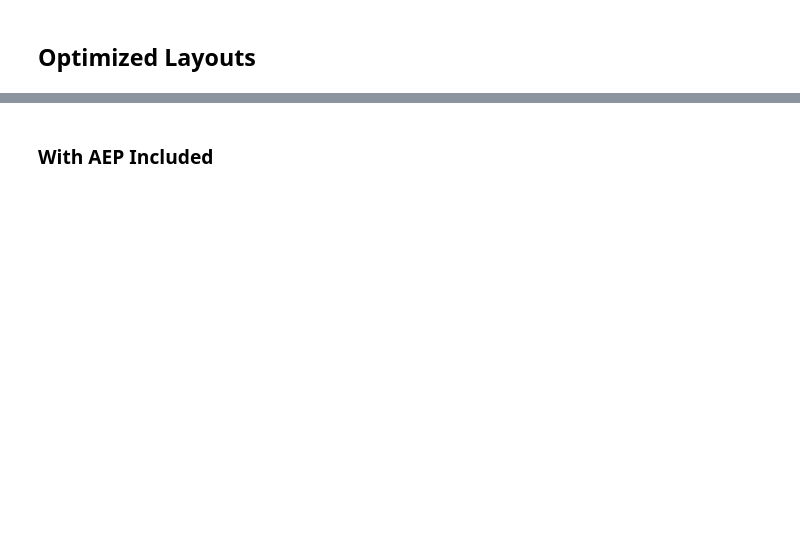
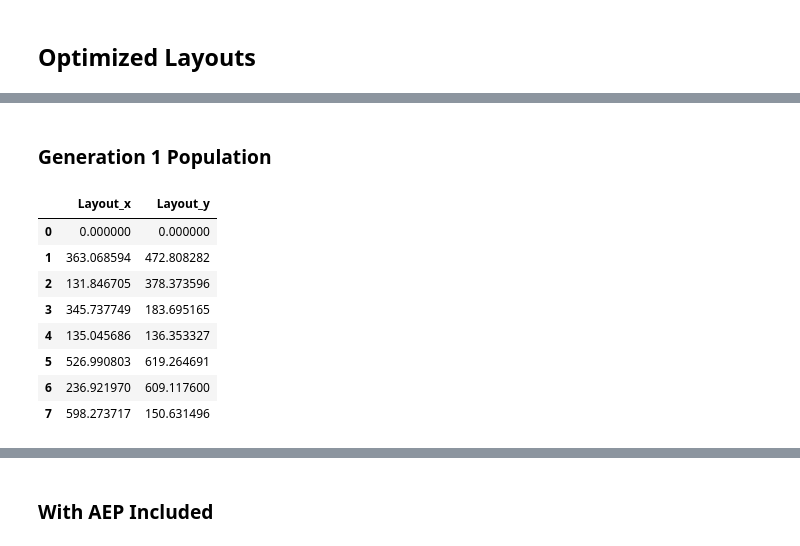
Before and after one commit to disi98/portfolio_website, a Jupyter notebook: genetic_a.ipynb, the cells around one changed output, grey strips where cells are left out. Saved outputs shown, nothing was run; the diff lists cells and outputs as text; code cells hidden in the pictures; blank space fills up the shorter version.

```diff
--- a/genetic_a.ipynb
+++ b/genetic_a.ipynb
@@ -362,0 +245,22 @@ len(best_layout)
+# %% [markdown]
+### Generation 1 Population
+# %%
+def get_gen1_populations():
+    gen_1_pop = []
+    for _ in range(40):
+        best_layout = run_genetic_algorithm(populations)
+        gen_1_pop.append(best_layout)
+    return gen_1_pop
+
+gen_1_pop = get_gen1_populations()
+gen_1_pop[0]
+# %% [output]
+|  | Layout_x | Layout_y |
+| 0 | 0.000000 | 0.000000 |
+| 1 | 363.068594 | 472.808282 |
+| 2 | 131.846705 | 378.373596 |
+| 3 | 345.737749 | 183.695165 |
+| 4 | 135.045686 | 136.353327 |
+| 5 | 526.990803 | 619.264691 |
+| 6 | 236.921970 | 609.117600 |
+| 7 | 598.273717 | 150.631496 |
```
Also changed, not shown: parts of 25 cells of this notebook, 6 other files.
